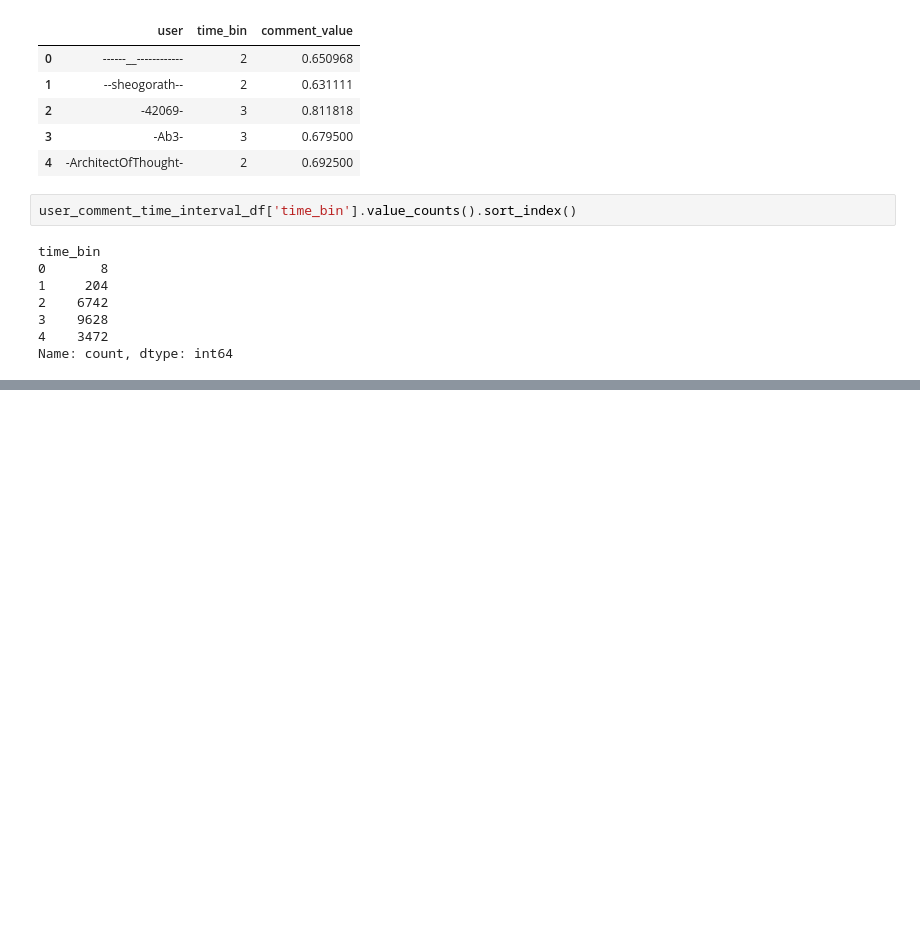
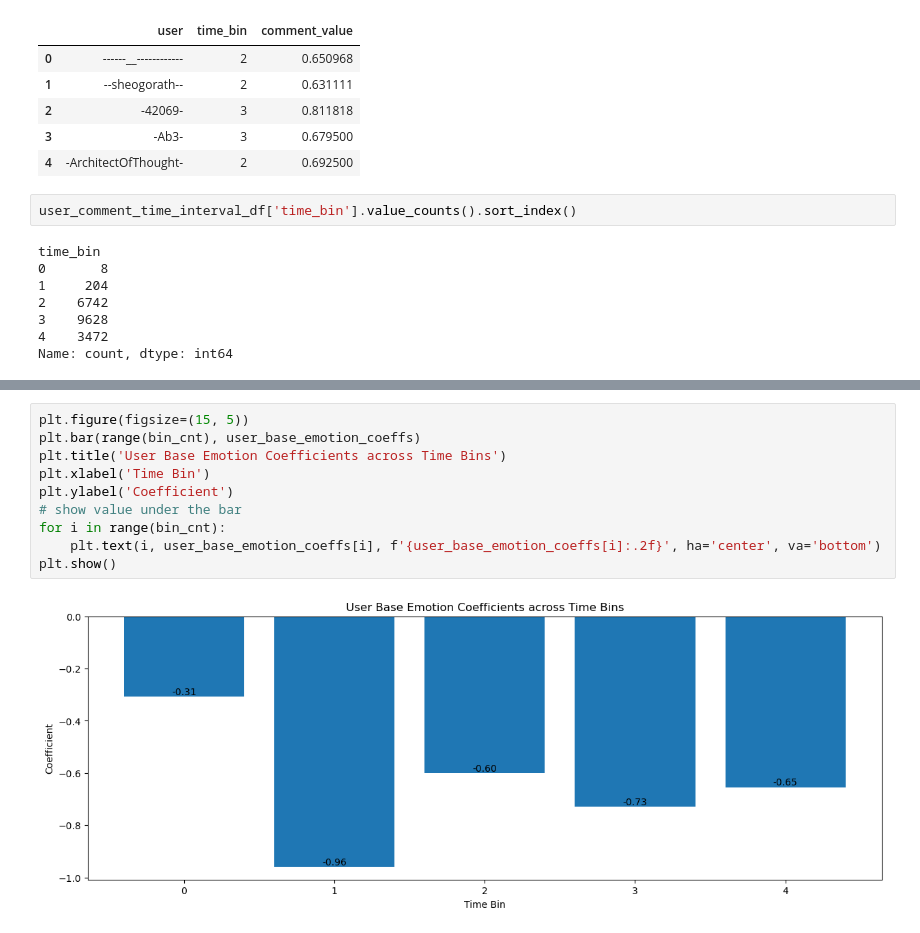
Before and after one commit to nmrenyi/subreddits24, a Jupyter notebook: regression/regression.ipynb, the cells around one changed output, grey strips where cells are left out. Drawn from its saved outputs; the diff is of its cells as text; blank space fills up the shorter version.

```diff
--- a/regression/regression.ipynb
+++ b/regression/regression.ipynb
@@ -521,0 +582,12 @@ Notes:
+# %%
+plt.figure(figsize=(15, 5))
+plt.bar(range(bin_cnt), user_base_emotion_coeffs)
+plt.title('User Base Emotion Coefficients across Time Bins')
+plt.xlabel('Time Bin')
+plt.ylabel('Coefficient')
+# show value under the bar
+for i in range(bin_cnt):
+    plt.text(i, user_base_emotion_coeffs[i], f'{user_base_emotion_coeffs[i]:.2f}', ha='center', va='bottom')
+plt.show()
+# %% [output]
+[figure, added]
```
Also changed, not shown: parts of 9 cells of this notebook.
